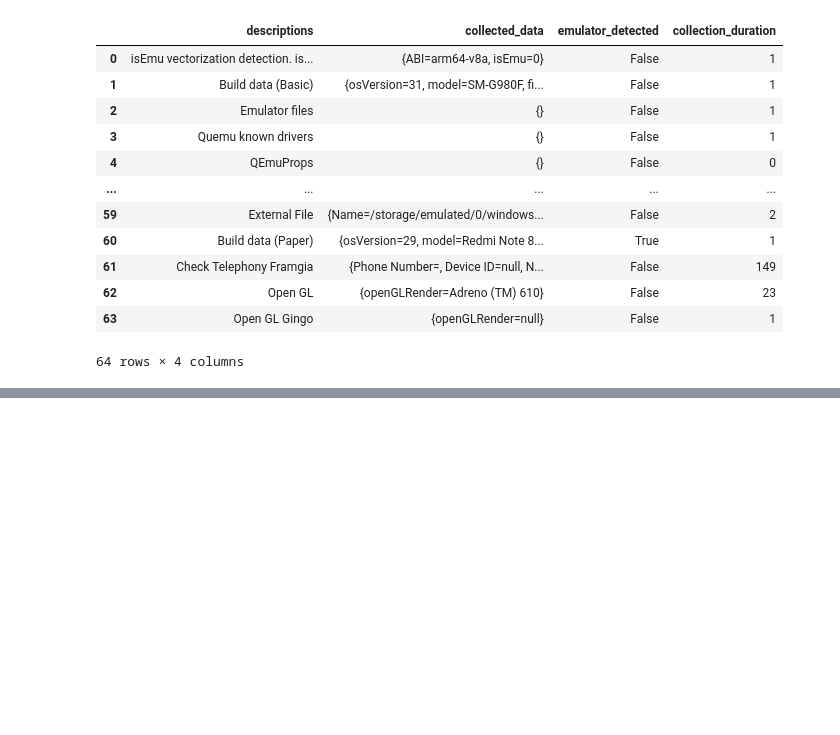
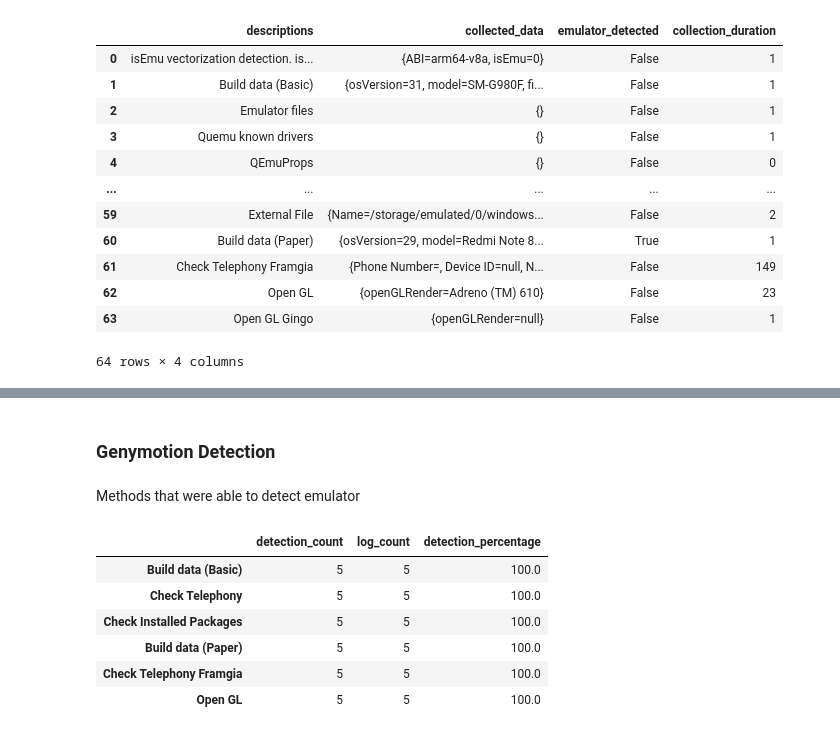
Before and after one commit to Lucas-CardosoO/android-emulator-detector, a Jupyter notebook: notebooks/EmulatorAnalysis.ipynb, the cells around one changed output, grey strips where cells are left out. Drawn from its saved outputs; the diff is of its cells as text; code cells hidden in the pictures; blank space fills up the shorter version.

```diff
--- a/notebooks/EmulatorAnalysis.ipynb
+++ b/notebooks/EmulatorAnalysis.ipynb
@@ -45,11 +49,13 @@ import pandas as pd
 
 def get_dataframe_from_dir(dir):
   file_name = "log_0.tsv"
-  df = pd.read_csv(dir + "/" + "logs_0" + "/" + file_name, sep = '\t')
-  df = pd.DataFrame(columns = df.columns)
+  df = pd.DataFrame({'descriptions': pd.Series(dtype='str'),'collected_data': pd.Series(dtype='str'),'emulator_detected': pd.Series(dtype='bool'),'collection_duration': pd.Series(dtype='int')})
   for item in os.listdir(dir):
-    new_df = pd.read_csv(dir + "/" + item + "/" + file_name,sep = '\t')
+    new_df = pd.read_csv(dir + "/" + item + "/" + file_name, sep = '\t')
     df = df.append(new_df, ignore_index=True)
   return df
+
+def log_count(dir):
+  return len(os.listdir(dir))
 # %%
 bluestacks_df = get_dataframe_from_dir("Bluestacks")
@@ -138,0 +172,7 @@ display(real_devices_df)
+# %%
+def emulator_detected_data_frame(data_frame, total_count):
+  emu_true = data_frame[data_frame['emulator_detected']]
+  emu_true = emu_true['descriptions'].value_counts().to_frame(name = 'detection_count')
+  emu_true['log_count'] = total_count
+  emu_true['detection_percentage'] = emu_true['detection_count']/emu_true['log_count'] * 100
+  return emu_true
@@ -138,0 +204,15 @@ display(real_devices_df)
+# %% [markdown]
+### Genymotion Detection
+# %% [markdown]
+Methods that were able to detect emulator
+# %%
+genymotion_detected_methods = emulator_detected_data_frame(genymotion_df, genymotion_log_count)
+genymotion_detected_methods
+# %% [output]
+|  | detection_count | log_count | detection_percentage |
+| Build data (Basic) | 5 | 5 | 100.0 |
+| Check Telephony | 5 | 5 | 100.0 |
+| Check Installed Packages | 5 | 5 | 100.0 |
+| Build data (Paper) | 5 | 5 | 100.0 |
+| Check Telephony Framgia | 5 | 5 | 100.0 |
+| Open GL | 5 | 5 | 100.0 |
```
Also changed, not shown: parts of 21 cells of this notebook.
